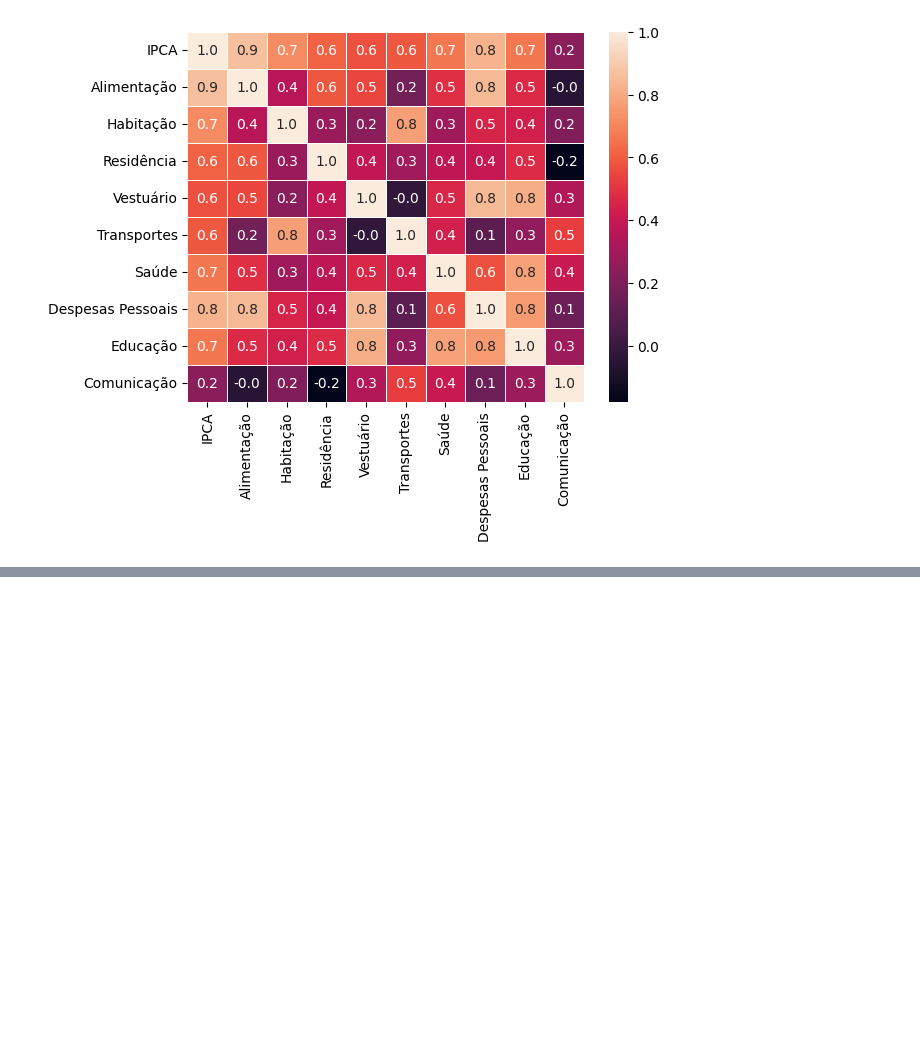
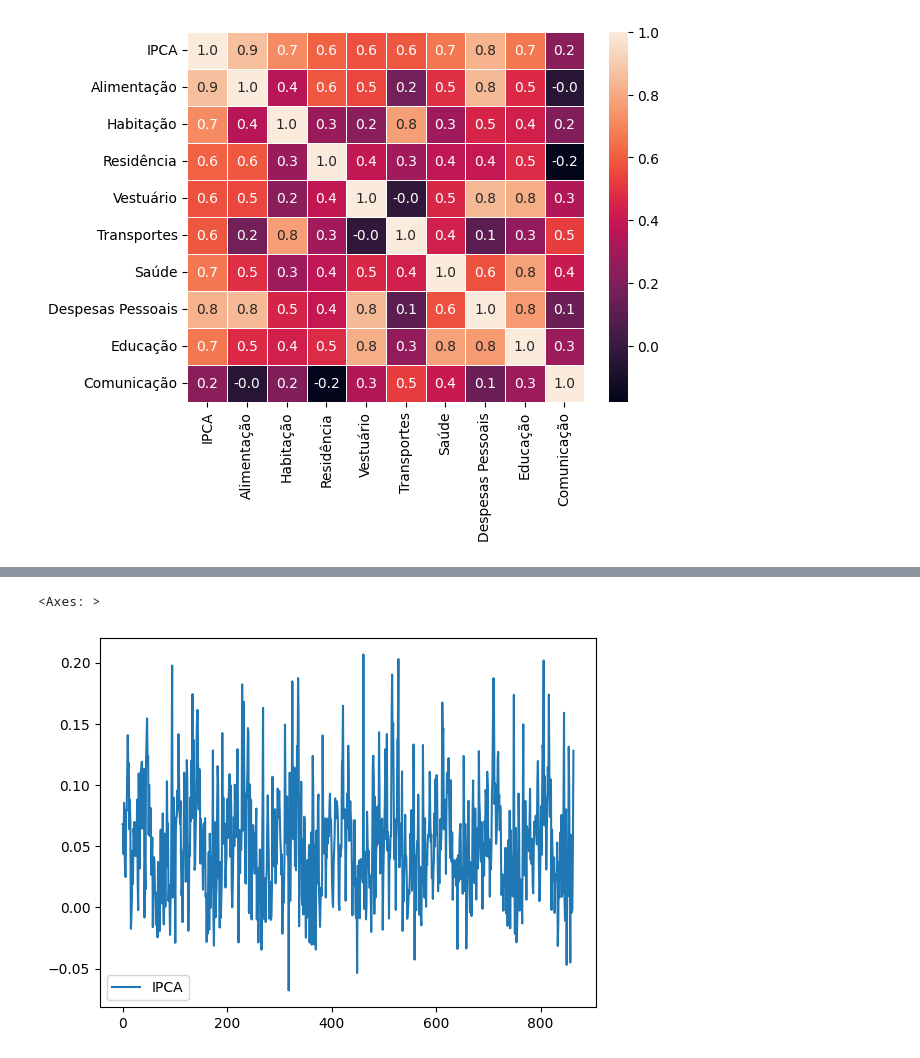
Before and after one commit to masterkey-07/proj-prob-ibge, a Jupyter notebook: notebook.ipynb, the cells around one changed output, grey strips where cells are left out. Saved outputs shown, nothing was run; the diff lists cells and outputs as text; code cells hidden in the pictures; blank space fills up the shorter version.

```diff
--- a/notebook.ipynb
+++ b/notebook.ipynb
@@ -103,0 +85,21 @@ dados[columns[:9]].boxplot(return_type='axes', figsize=(16,9))
+# %%
+sn.lineplot(data=dados[['IPCA']], legend=True)
+
+X_train, X_test, y_train, y_test = train_test_split(
+    dados[['IPCA']].values, dados[['IPCA']].index, test_size=0.2, random_state=42)
+
+regressor = LinearRegression()
+regressor.fit(X_train, y_train)
+
+y_pred = regressor.predict(X_test)
+
+print(X_test, y_pred)
+
+mse = mean_squared_error(y_test, y_pred)
+r2 = r2_score(y_test, y_pred)
+
+print("Mean Squared Error (MSE):", mse)
+print("R-squared (R2):", r2)
+# %% [output]
+<Axes: >
+[figure, added]
```
Also changed, not shown: parts of 6 cells of this notebook.
